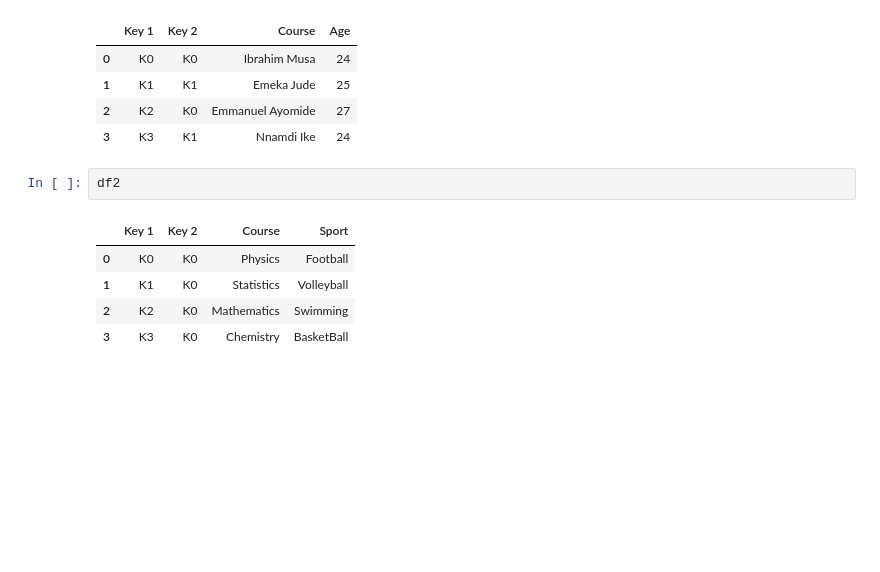
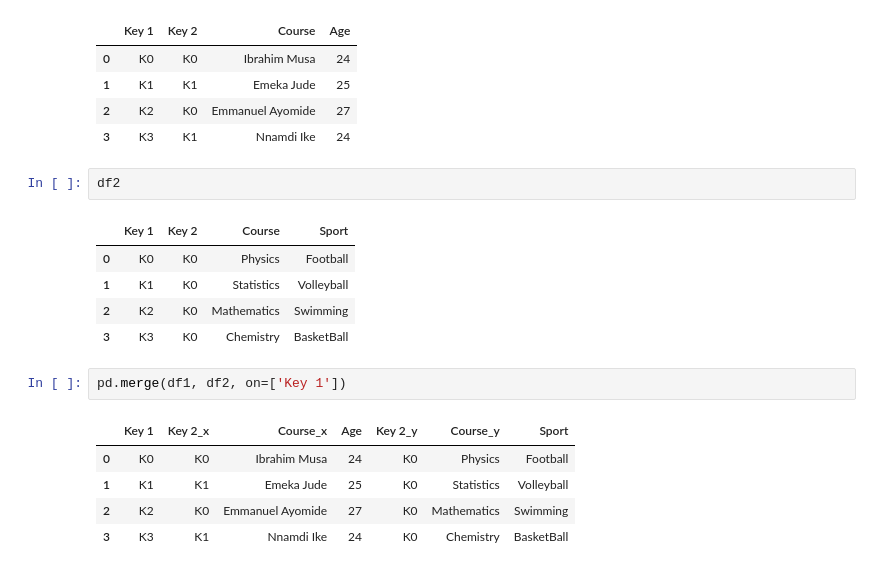
Before and after one commit to OkoroKelvin/Hands_On_Practice_Numpy_Pandas, a Jupyter notebook: Merging_Tables.ipynb, the cells around one changed output. Saved outputs shown, nothing was run; the diff lists cells and outputs as text; blank space fills up the shorter version.

Commit message:
Practice on Merging Tables

```diff
--- a/Merging_Tables.ipynb
+++ b/Merging_Tables.ipynb
@@ -117,3 +117,11 @@ df2
 | 1 | K1 | K0 | Statistics | Volleyball |
 | 2 | K2 | K0 | Mathematics | Swimming |
 | 3 | K3 | K0 | Chemistry | BasketBall |
+# %%
+pd.merge(df1, df2, on=['Key 1'])
+# %% [output]
+|  | Key 1 | Key 2_x | Course_x | Age | Key 2_y | Course_y | Sport |
+| 0 | K0 | K0 | Ibrahim Musa | 24 | K0 | Physics | Football |
+| 1 | K1 | K1 | Emeka Jude | 25 | K0 | Statistics | Volleyball |
+| 2 | K2 | K0 | Emmanuel Ayomide | 27 | K0 | Mathematics | Swimming |
+| 3 | K3 | K1 | Nnamdi Ike | 24 | K0 | Chemistry | BasketBall |
```
Also changed, not shown: parts of 8 cells of this notebook.
